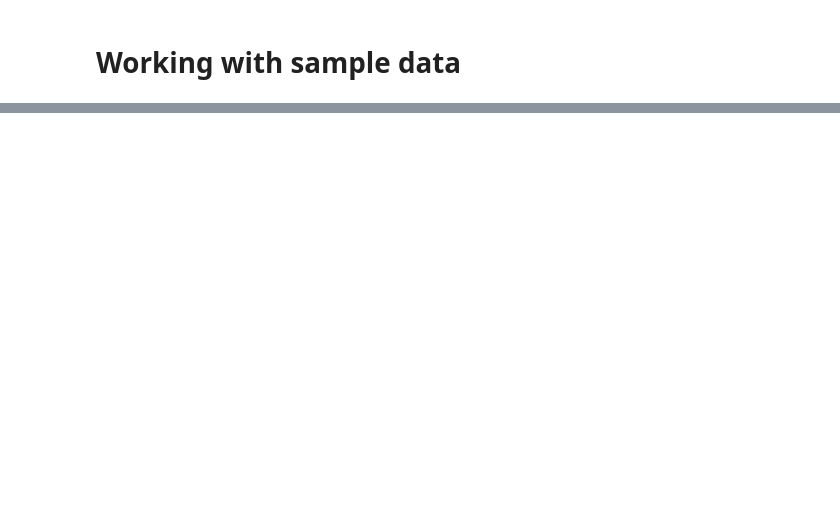
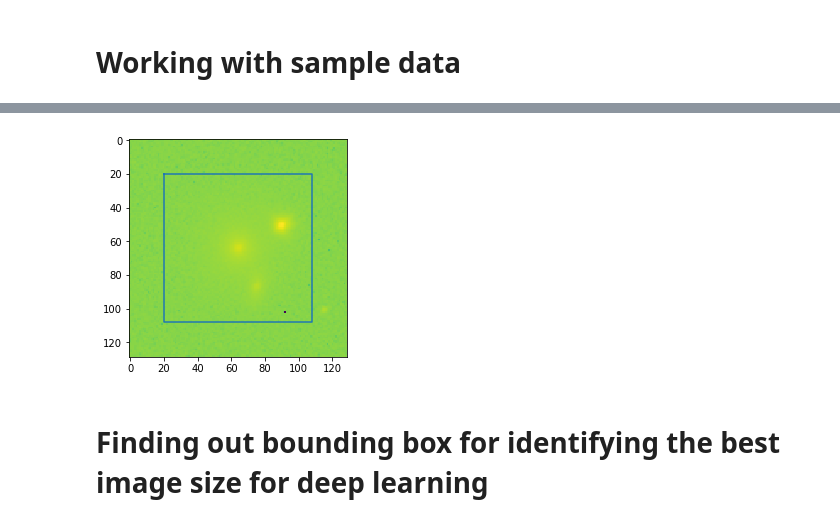
Before and after one commit to astrohack-aldebaran/astrohack, a Jupyter notebook: data_exploration.ipynb, the cells around one changed output, grey strips where cells are left out. Saved outputs shown, nothing was run; the diff lists cells and outputs as text; code cells hidden in the pictures; blank space fills up the shorter version.

```diff
--- a/data_exploration.ipynb
+++ b/data_exploration.ipynb
@@ -26,0 +100,8 @@ plt.imshow(g_img)
+# %%
+implot = plt.imshow(log_g_img)
+plt.plot(xs, ys, '-')
+plt.show()
+# %% [output]
+[figure, added]
+# %% [markdown]
+# Finding out bounding box for identifying the best image size for deep learning
```
Also changed, not shown: parts of 13 cells of this notebook.
